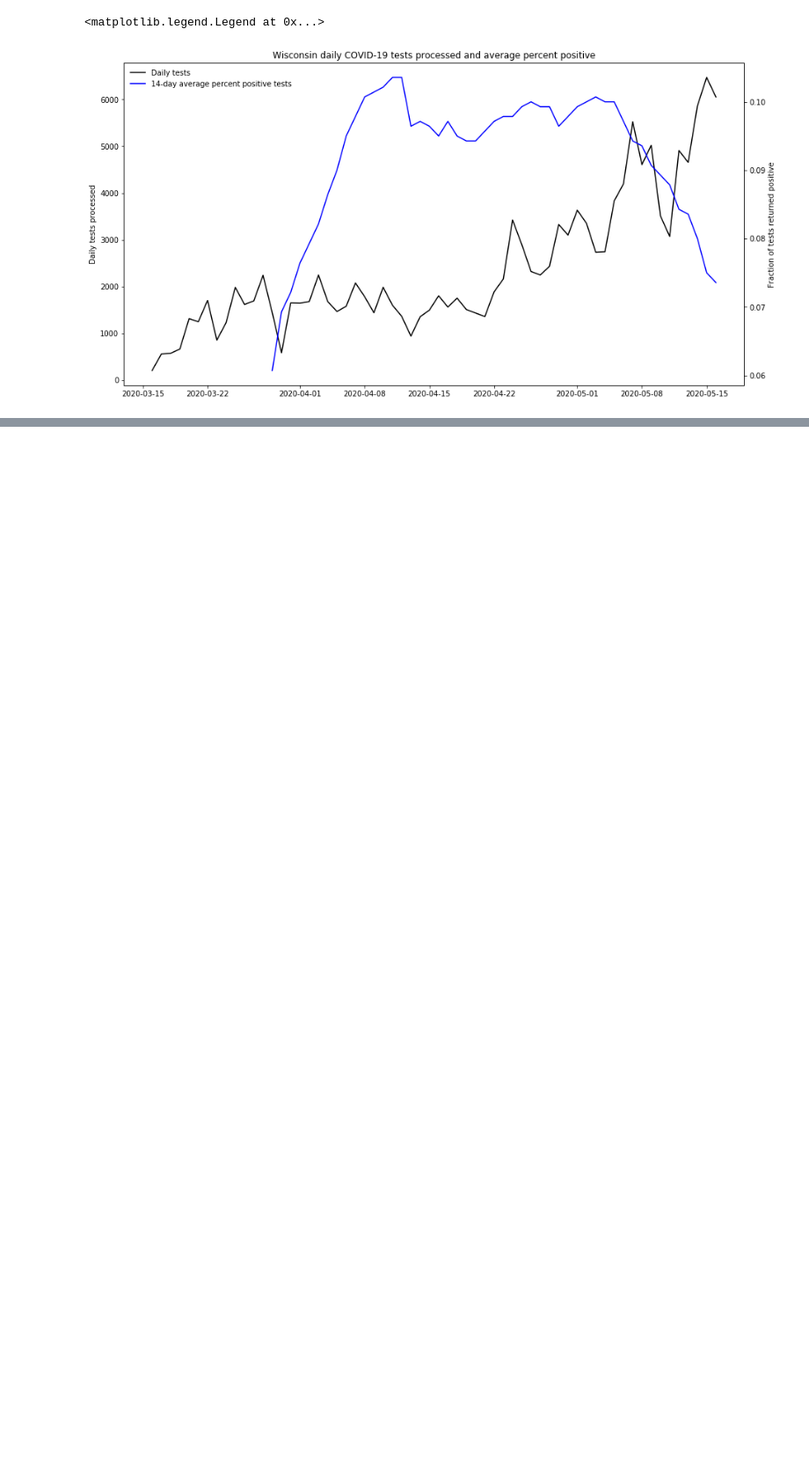
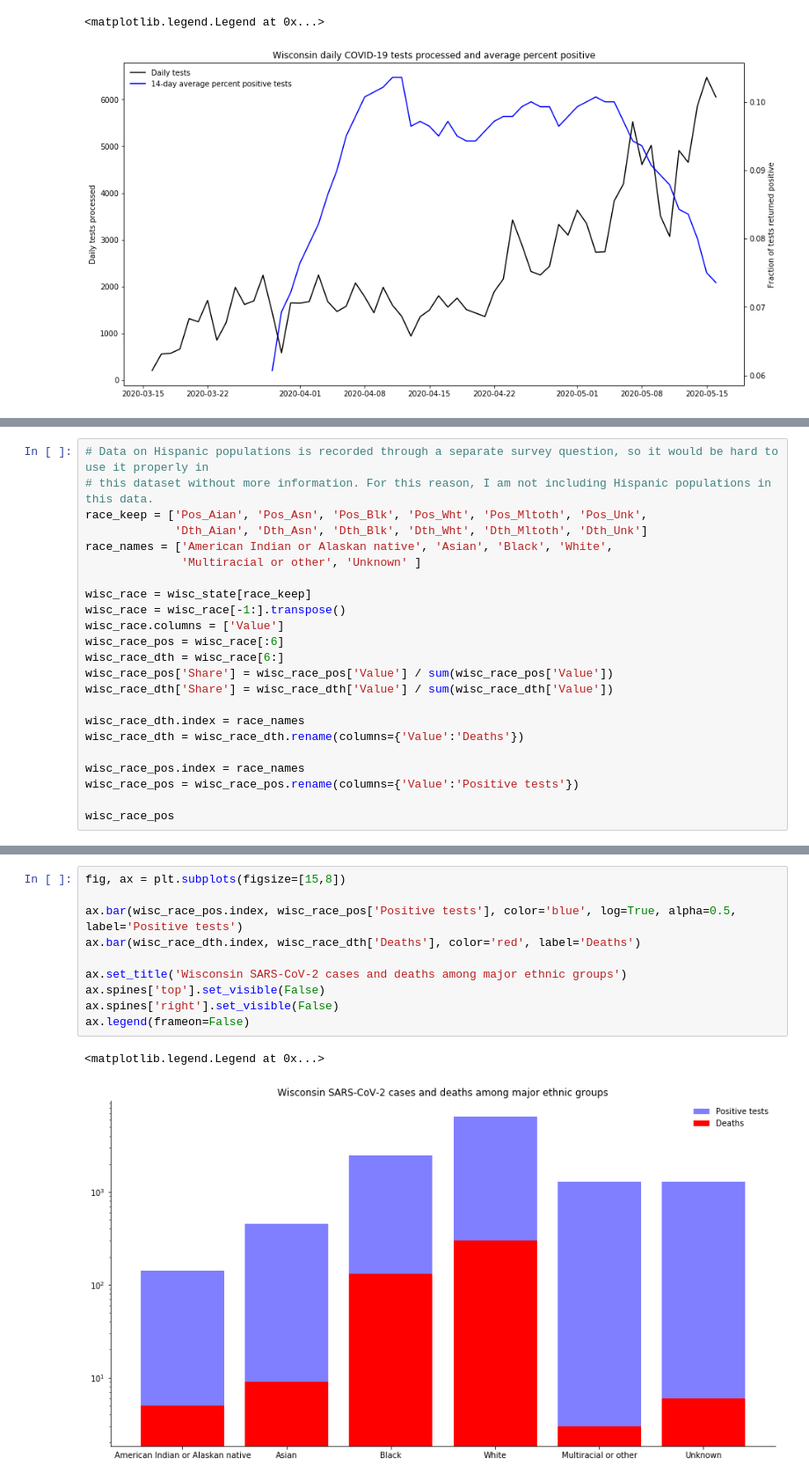
Before and after one commit to jacksonrhelf/data-projects, a Jupyter notebook: Wisconsin COVID/Covid.ipynb, the cells around one changed output, grey strips where cells are left out. Shown at 88% size. Cells and saved outputs as stored; diff of their text form; blank space fills up the shorter version.

```diff
--- a/Wisconsin COVID/Covid.ipynb
+++ b/Wisconsin COVID/Covid.ipynb
@@ -156,0 +164,23 @@ ax.spines['right'].set_visible(False)
+# %%
+# Data on Hispanic populations is recorded through a separate survey question, so it would be hard to use it properly in
+# this dataset without more information. For this reason, I am not including Hispanic populations in this data.
+race_keep = ['Pos_Aian', 'Pos_Asn', 'Pos_Blk', 'Pos_Wht', 'Pos_Mltoth', 'Pos_Unk',
+             'Dth_Aian', 'Dth_Asn', 'Dth_Blk', 'Dth_Wht', 'Dth_Mltoth', 'Dth_Unk']
+race_names = ['American Indian or Alaskan native', 'Asian', 'Black', 'White',
+              'Multiracial or other', 'Unknown' ]
+
+wisc_race = wisc_state[race_keep]
+wisc_race = wisc_race[-1:].transpose()
+wisc_race.columns = ['Value']
+wisc_race_pos = wisc_race[:6]
+wisc_race_dth = wisc_race[6:]
+wisc_race_pos['Share'] = wisc_race_pos['Value'] / sum(wisc_race_pos['Value'])
+wisc_race_dth['Share'] = wisc_race_dth['Value'] / sum(wisc_race_dth['Value'])
+
+wisc_race_dth.index = race_names
+wisc_race_dth = wisc_race_dth.rename(columns={'Value':'Deaths'})
+
+wisc_race_pos.index = race_names
+wisc_race_pos = wisc_race_pos.rename(columns={'Value':'Positive tests'})
+
+wisc_race_pos
@@ -156,0 +241,13 @@ ax.spines['right'].set_visible(False)
+# %%
+fig, ax = plt.subplots(figsize=[15,8])
+
+ax.bar(wisc_race_pos.index, wisc_race_pos['Positive tests'], color='blue', log=True, alpha=0.5, label='Positive tests')
+ax.bar(wisc_race_dth.index, wisc_race_dth['Deaths'], color='red', label='Deaths')
+
+ax.set_title('Wisconsin SARS-CoV-2 cases and deaths among major ethnic groups')
+ax.spines['top'].set_visible(False)
+ax.spines['right'].set_visible(False)
+ax.legend(frameon=False)
+# %% [output]
+<matplotlib.legend.Legend at 0x...>
+[figure, added]
```
Also changed, not shown: parts of 12 cells of this notebook.
